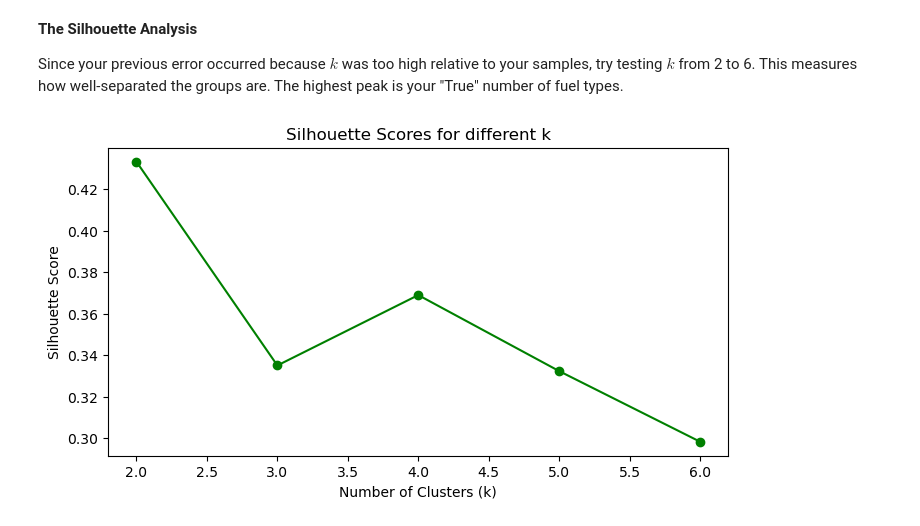
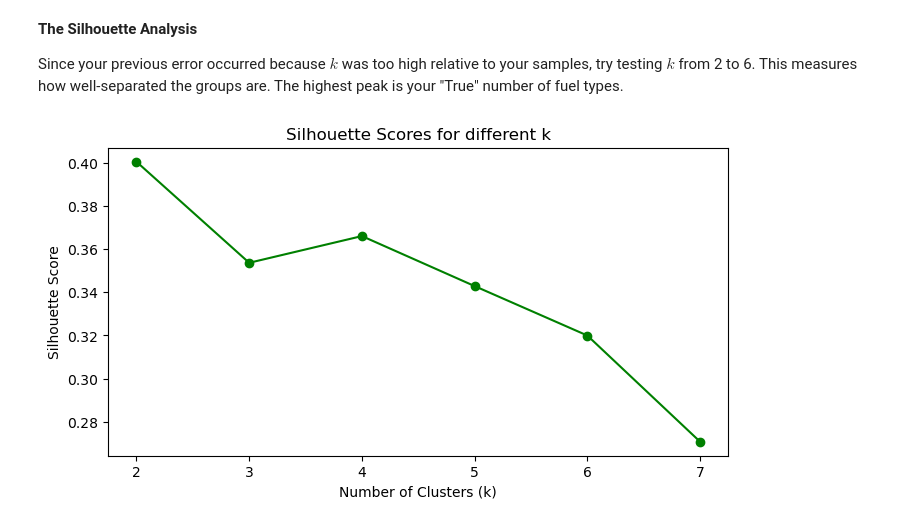
Before and after one commit to ZeIcaro/insights-combustion, a Jupyter notebook: combustion-tp.ipynb, the cells around one changed output. Saved outputs shown, nothing was run; the diff lists cells and outputs as text; code cells hidden in the pictures.

```diff
--- a/combustion-tp.ipynb
+++ b/combustion-tp.ipynb
@@ -288,10 +291,10 @@ dataframes_trunc = truncate_dataframes(dataframes, EXPECTED_SHAPE)
 # %%
-# Access a specific one
-sim_access = "030concentration"
+# Access a specific simulation data
+sim_access = "027concentration"
 
 dfoc = dataframes_trunc[(sim_access, "oxygen_concentration")]
 dfpr = dataframes_trunc[(sim_access, "pressure")]
 dfvf = dataframes_trunc[(sim_access, "velocity_field")]
 
-dfoc
+dfpr
 # %% [output]
@@ -300,0 +373,25 @@ dfoc
+# %%
+# Assumed inlet coordinates
+inlet_x = -0.012
+inlet_y = -0.001
+
+# Calculate Euclidean distance for each row
+pressure_data["distance"] = np.sqrt(
+    (pressure_data["x"] - inlet_x) ** 2 +
+    (pressure_data["y"] - inlet_y) ** 2
+)
+
+# Find the row with the minimum distance
+closest_row_idx = pressure_data["distance"].idxmin()
+closest_row = pressure_data.loc[closest_row_idx]
+
+# Print the closest match
+print("Closest (x, y) coordinates in the dataset:")
+print(f"x: {closest_row['x']}, y: {closest_row['y']}")
+print(f"Distance: {closest_row['distance']}")
+
+print("Closest coordinate row index:")
+print(f"{closest_row_idx}")
+
+# Optionally, drop the temporary 'distance' column
+pressure_data = pressure_data.drop(columns=["distance"])
@@ -334,3 +437,7 @@ def extract_features(dataframes, folder_name):
     return features
 # %% [markdown]
 ### 2.1 Feature extraction v2
+# %%
+# Get inlet row index
+inlet_row_idx = closest_row_idx
+inlet_row_idx
@@ -856,18 +1015,18 @@ Since your previous error occurred because $k$ was too high relative to your sam
 # %%
 from sklearn.metrics import silhouette_score
 
 sil_scores = []
 # Only test up to n_samples - 1
-for k in range(2, 7):
+for k in range(2, 8):
     km = KMeans(n_clusters=k, random_state=42, n_init=10)
     labels = km.fit_predict(X_scaled)
     sil_scores.append(silhouette_score(X_scaled, labels))
 
 plt.figure(figsize=(8, 4))
-plt.plot(range(2, 7), sil_scores, 'go-')
+plt.plot(range(2, 8), sil_scores, 'go-')
 plt.xlabel('Number of Clusters (k)')
 plt.ylabel('Silhouette Score')
 plt.title('Silhouette Scores for different k')
 plt.show()
 # %% [output]
-[figure, old version]
+[figure, new version]
```
Also changed, not shown: parts of 47 cells of this notebook, 8 other files.
